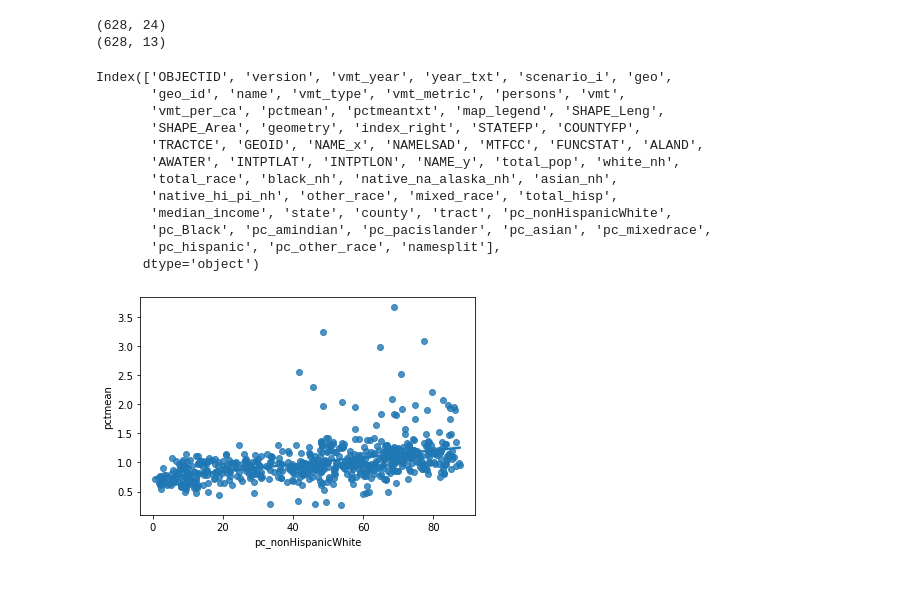
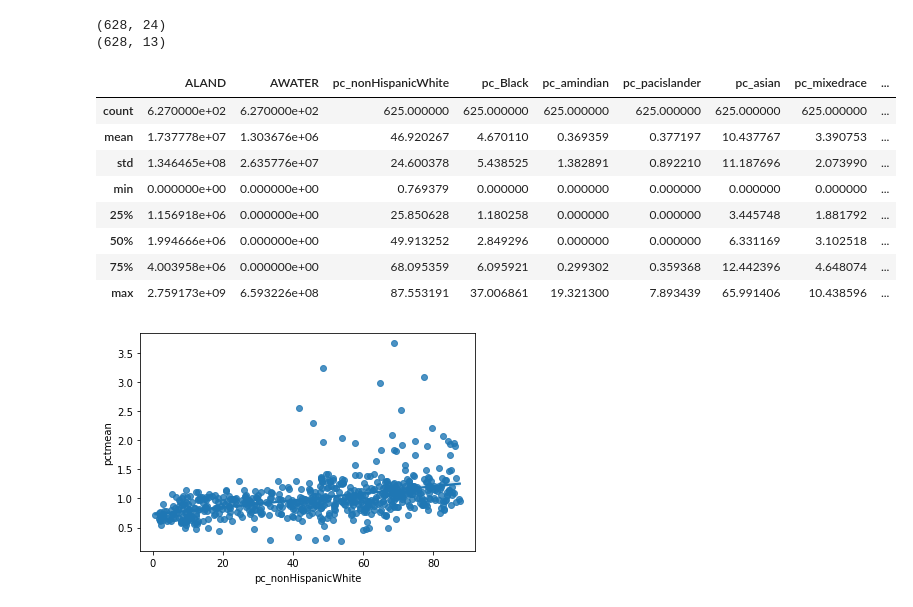
Before and after one commit to ffreeman1234/UDS-VMT-Project, a Jupyter notebook: Project/Project.ipynb, the cells around one changed output. Cells and saved outputs as stored; diff of their text form; code cells hidden in the pictures.

```diff
--- a/Project/Project.ipynb
+++ b/Project/Project.ipynb
@@ -76,20 +76,17 @@ censustractsGDF = censustractsGDF.to_crs('EPSG:2230')
 censustractsGDF.geometry =censustractsGDF.representative_point() #set the tract geometry to the centroids
 joinDf=gpd.sjoin(gdf,censustractsGDF,how='left',predicate='intersects') #create the spatial join #Spatial Join the SANDAG and Census Data!
 # %%
-join.columns
+censustractsGDF.describe()
 # %% [output]
-Index(['OBJECTID', 'version', 'vmt_year', 'year_txt', 'scenario_i', 'geo',
-       'geo_id', 'name', 'vmt_type', 'vmt_metric', 'persons', 'vmt',
-       'vmt_per_ca', 'pctmean', 'pctmeantxt', 'map_legend', 'SHAPE_Leng',
-       'SHAPE_Area', 'geometry', 'index_right', 'STATEFP', 'COUNTYFP',
-       'TRACTCE', 'GEOID', 'NAME_x', 'NAMELSAD', 'MTFCC', 'FUNCSTAT', 'ALAND',
-       'AWATER', 'INTPTLAT', 'INTPTLON', 'NAME_y', 'total_pop', 'white_nh',
-       'total_race', 'black_nh', 'native_na_alaska_nh', 'asian_nh',
-       'native_hi_pi_nh', 'other_race', 'mixed_race', 'total_hisp',
-       'median_income', 'state', 'county', 'tract', 'pc_nonHispanicWhite',
-       'pc_Black', 'pc_amindian', 'pc_pacislander', 'pc_asian', 'pc_mixedrace',
-       'pc_hispanic', 'pc_other_race', 'namesplit'],
-      dtype='object')
+|  | ALAND | AWATER | pc_nonHispanicWhite | pc_Black | pc_amindian | pc_pacislander | pc_asian | pc_mixedrace | ... |
+| count | 6.270000e+02 | 6.270000e+02 | 625.000000 | 625.000000 | 625.000000 | 625.000000 | 625.000000 | 625.000000 | ... |
+| mean | 1.737778e+07 | 1.303676e+06 | 46.920267 | 4.670110 | 0.369359 | 0.377197 | 10.437767 | 3.390753 | ... |
+| std | 1.346465e+08 | 2.635776e+07 | 24.600378 | 5.438525 | 1.382891 | 0.892210 | 11.187696 | 2.073990 | ... |
+| min | 0.000000e+00 | 0.000000e+00 | 0.769379 | 0.000000 | 0.000000 | 0.000000 | 0.000000 | 0.000000 | ... |
+| 25% | 1.156918e+06 | 0.000000e+00 | 25.850628 | 1.180258 | 0.000000 | 0.000000 | 3.445748 | 1.881792 | ... |
+| 50% | 1.994666e+06 | 0.000000e+00 | 49.913252 | 2.849296 | 0.000000 | 0.000000 | 6.331169 | 3.102518 | ... |
+| 75% | 4.003958e+06 | 0.000000e+00 | 68.095359 | 6.095921 | 0.299302 | 0.359368 | 12.442396 | 4.648074 | ... |
+| max | 2.759173e+09 | 6.593226e+08 | 87.553191 | 37.006861 | 19.321300 | 7.893439 | 65.991406 | 10.438596 | ... |
 # %%
 import seaborn as sns
 ax = sns.regplot(x="pc_nonHispanicWhite", y="pctmean", data=joinDf) #Not a huge relation
```
Also changed, not shown: parts of 2 cells of this notebook, 2 other files.
